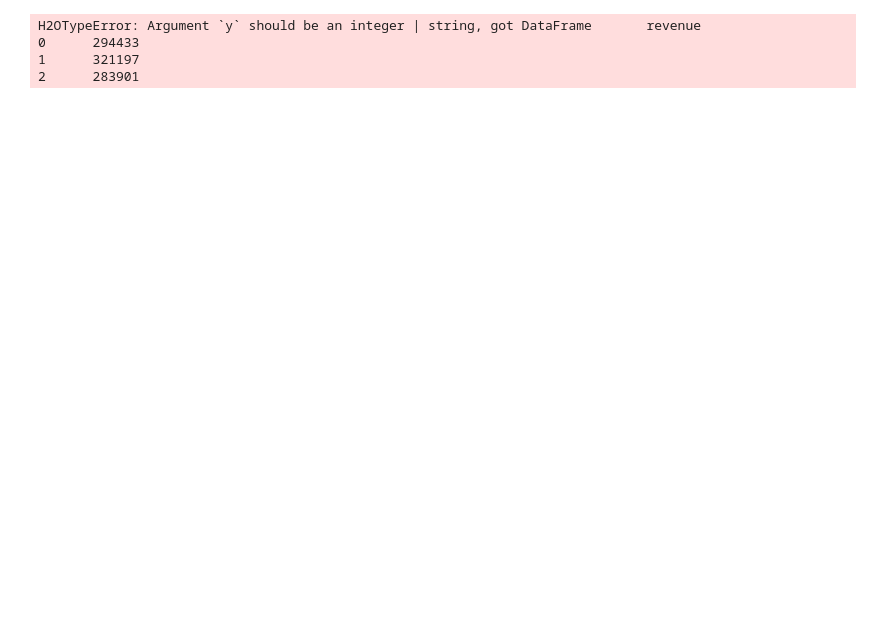
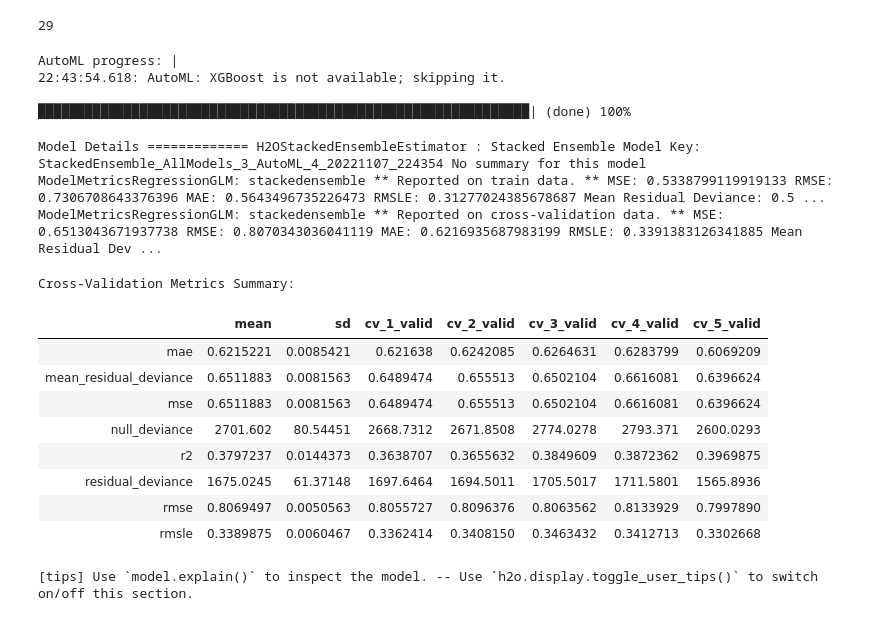
Before and after one commit to aashiltf/project_ml, a Jupyter notebook: models/automl.ipynb, the cells around one changed output. Saved outputs shown, nothing was run; the diff lists cells and outputs as text; code cells hidden in the pictures; blank space fills up the shorter version.

Commit message:
Updates info and automl

```diff
--- a/models/automl.ipynb
+++ b/models/automl.ipynb
@@ -80,16 +62,8 @@ print(features_test)
 # %%
 target_train = pd.read_csv("../data/stores_train.csv")
-target_train = target_train['revenue']
+target = "revenue"
+target_train = target_train[target].values
 
 #log transform
 target_train = np.log1p(target_train)
-
-target_train = [str(int(item*100000)) for item in target_train]
-
-target_df = pd.DataFrame()
-target_df["revenue"] = target_train
-
-#for i in range(len(target_train)):
-    #target_train[i] = int(target_train[i]*100000)
-
-print(target_df)
+features_train[target] = target_train
@@ -111,7 +70,10 @@ print(target_df)
 # %%
 train_df = h2o.H2OFrame(features_train)
 test_df = h2o.H2OFrame(features_test)
-target = h2o.H2OFrame(target_df)
+x = test_df.columns
+
+test_df.describe()
+train_df.describe()
 # %% [output]
 Parse progress: |████████████████████████████████████████████████████████████████| (done) 100%
 Parse progress: |████████████████████████████████████████████████████████████████| (done) 100%
@@ -119,9 +122,25 @@ Parse progress: |█████████████████████
 # %%
-h2o_automl = H2OAutoML(sort_metric='rmsle', max_runtime_secs=60, seed=666)
+h2o_automl = H2OAutoML(sort_metric='rmsle', max_runtime_secs=0, seed=666)
+# %% [output]
+29
 # %%
-h2o_automl.train(x=test_df, y=target_df, training_frame=train_df)
+h2o_automl.train(x=x, y=target, training_frame=train_df)
 # %% [output]
-H2OTypeError: Argument `y` should be an integer | string, got DataFrame       revenue
-0      294433
-1      321197
-2      283901
+AutoML progress: |
+22:43:54.618: AutoML: XGBoost is not available; skipping it.
+
+███████████████████████████████████████████████████████████████| (done) 100%
+Model Details ============= H2OStackedEnsembleEstimator : Stacked Ensemble Model Key: StackedEnsemble_AllModels_3_AutoML_4_20221107_224354 No summary for this model
+ModelMetricsRegressionGLM: stackedensemble ** Reported on train data. ** MSE: 0.5338799119919133 RMSE: 0.7306708643376396 MAE: 0.5643496735226473 RMSLE: 0.31277024385678687 Mean Residual Deviance: 0.5 ...
+ModelMetricsRegressionGLM: stackedensemble ** Reported on cross-validation data. ** MSE: 0.6513043671937738 RMSE: 0.8070343036041119 MAE: 0.6216935687983199 RMSLE: 0.3391383126341885 Mean Residual Dev ...
+Cross-Validation Metrics Summary:
+|  | mean | sd | cv_1_valid | cv_2_valid | cv_3_valid | cv_4_valid | cv_5_valid |
+| mae | 0.6215221 | 0.0085421 | 0.621638 | 0.6242085 | 0.6264631 | 0.6283799 | 0.6069209 |
+| mean_residual_deviance | 0.6511883 | 0.0081563 | 0.6489474 | 0.655513 | 0.6502104 | 0.6616081 | 0.6396624 |
+| mse | 0.6511883 | 0.0081563 | 0.6489474 | 0.655513 | 0.6502104 | 0.6616081 | 0.6396624 |
+| null_deviance | 2701.602 | 80.54451 | 2668.7312 | 2671.8508 | 2774.0278 | 2793.371 | 2600.0293 |
+| r2 | 0.3797237 | 0.0144373 | 0.3638707 | 0.3655632 | 0.3849609 | 0.3872362 | 0.3969875 |
+| residual_deviance | 1675.0245 | 61.37148 | 1697.6464 | 1694.5011 | 1705.5017 | 1711.5801 | 1565.8936 |
+| rmse | 0.8069497 | 0.0050563 | 0.8055727 | 0.8096376 | 0.8063562 | 0.8133929 | 0.7997890 |
+| rmsle | 0.3389875 | 0.0060467 | 0.3362414 | 0.3408150 | 0.3463432 | 0.3412713 | 0.3302668 |
+[tips] Use `model.explain()` to inspect the model. -- Use `h2o.display.toggle_user_tips()` to switch on/off this section.
```
Also changed, not shown: parts of 12 cells of this notebook, 1 other file.
